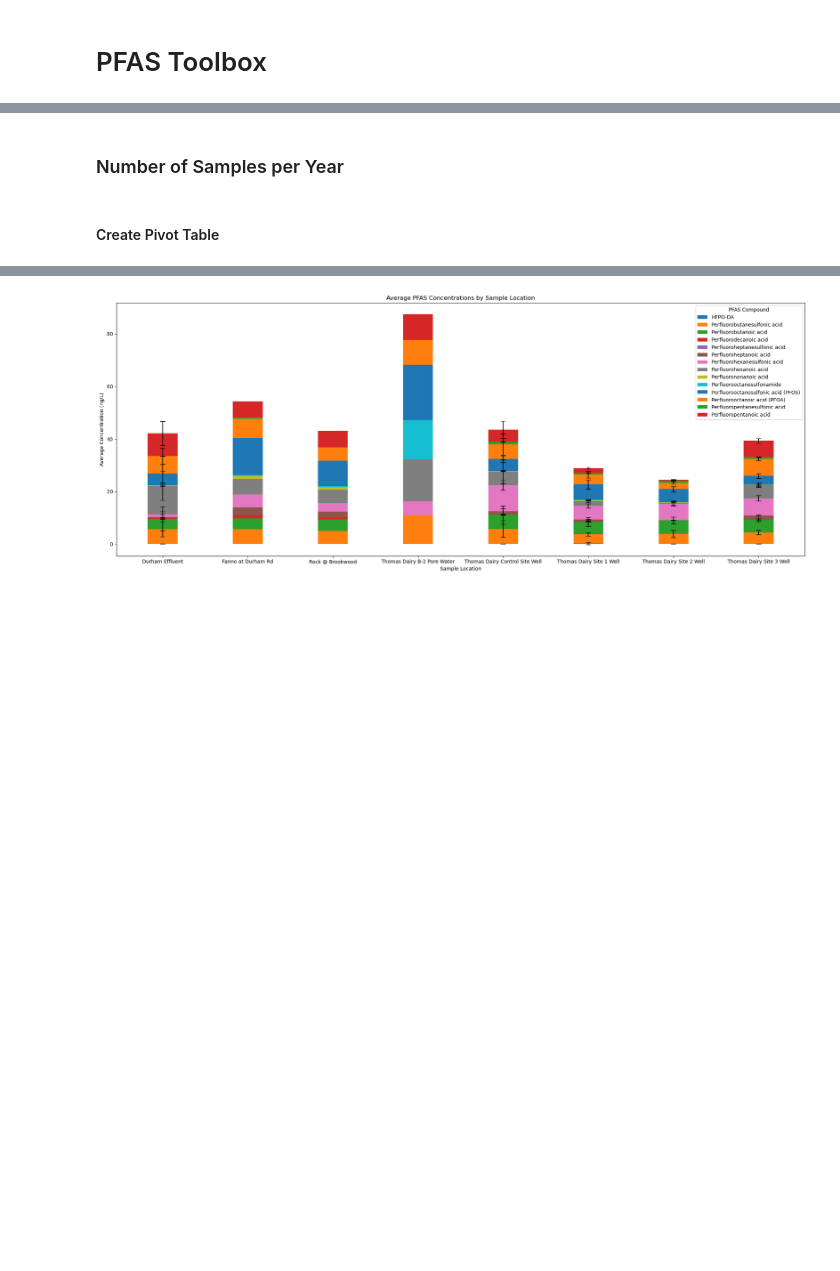
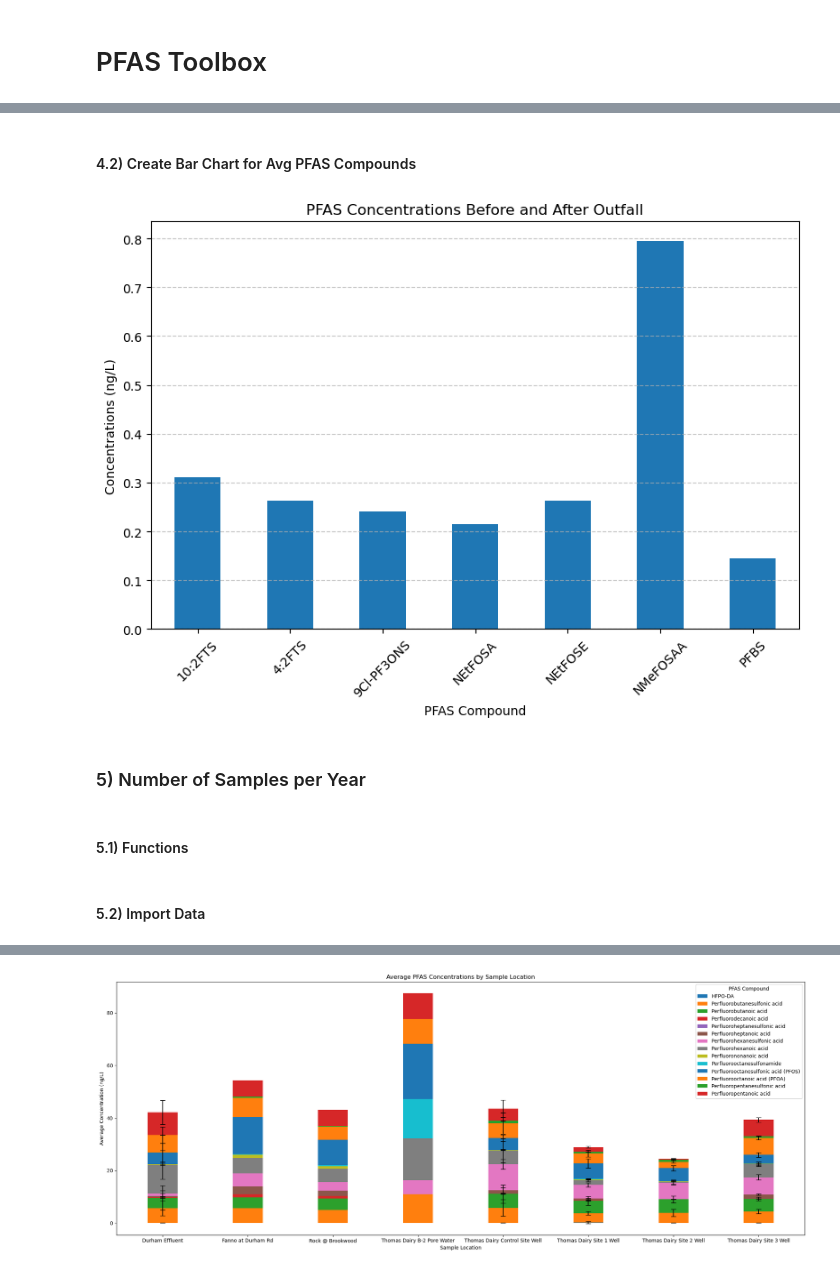
Before and after one commit to Clean-Water-Services/Jupyter-Notebooks, a Jupyter notebook: PFAS_Toolbox.ipynb, the cells around one changed output, grey strips where cells are left out. Drawn from its saved outputs; the diff is of its cells as text; code cells hidden in the pictures; blank space fills up the shorter version.

```diff
--- a/PFAS_Toolbox.ipynb
+++ b/PFAS_Toolbox.ipynb
@@ -123,31 +123,3 @@ def create_grouped_bar_chart(data_df, category_column, value_column, sub_group_c
 
     except Exception as e:
         print(f"An error occurred: {str(e)}")
-# %%
-# Example Compare PFAS Compound Concentrations(No subcategories)
-
-#Specify Category_column (str): The column to use as categories/groups on the x-axis.
-#You may use the 'PFAS Compound'column; However, this will result in long labels for each category.
-#It is recommended to create a new column with PFAS compound abbreviations to use as labels.
-category_column = 'PFAS Compound (Abbrev.)'
-
-#Specify value_column (str): The column to use for values on the y-axis.
-#(Eg. 'Quant Only Incl Qual Flags', 'Quant Incl Estimates Incl Qual Flags','All (w BDL= MDL/2) Incl Qual Flags')
-value_column='All (w BDL= MDL/2) Incl Qual Flags'
-
-#Specify title (str, optional): The title for the chart.
-#By dafault the title will be 'Bar Chart of'+'value_column'+'by'+category_column
-title='PFAS Concentrations Before and After Outfall'
-
-#Specify ylabel (str, optional): The label for the y-axis. By default it will use the value_column name.
-ylabel='Concentrations (ng/L)'
-
-#Specify xlabel (str, optional): The label for the x-axis. By default it will use the category_column name.
-xlabel='PFAS Compound'
-
-#Specify figsize (tuple, optional): A tuple (width, height) specifying the figure size.
-figsize=(8,6)
-
-# Create a bar chart using the 'PFAS Compound' column as categories and 'All (w BDL= MDL/2) Incl Qual Flags' as values
-create_grouped_bar_chart(data_df, category_column=category_column, value_column=value_column, title=title,
-                        ylabel=ylabel, xlabel=xlabel,figsize=figsize)
@@ -191,7 +126,28 @@ create_grouped_bar_chart(data_df, category_column=category_column, value_column=
+# %% [markdown]
+#### 4.2) Create Bar Chart for Avg PFAS Compounds
+# %%
+# Example usage:
+
+#Specify where the file is saved use '/' instead of '\'
+#Note: Please prepare a sheet in your Excel file with the subset of data. Please follow exact format as the orginal database.
+excel_file_path = 'U:/Research_and_Innovation/_ModellingGroupProjects/ConnieRdz/PFAS Database Sample.xlsx'
+#Specify sheet name
+sheet_name = 'Sheet2'
+#sub_group_column (str, optional): The column to use for grouping the data into subcategories.
+#Note: You may create sub groups by creating a new column in the Excel file and providing the column name below. For example, you may have sample 'Before outfall'/'After outfall'
+sub_group_column=None
+#Call data import function
+data_df = read_excel_sheet(excel_file_path, sheet_name)
+
+# Create a bar chart using 'PFAS Compound' as categories and 'All (w BDL= MDL/2) Incl Qual Flags' as values
+create_grouped_bar_chart(data_df, PFAS_Attributes=df_PFAS_Attributes,value_column=value_column, title=title, ylabel=ylabel,
+                        xlabel=xlabel, figsize=figsize)
+# %% [output]
+[figure, added]
 # %% [markdown]
-### Number of Samples per Year
+### 5) Number of Samples per Year
-# %% [markdown]
-#### Create Pivot Table
+# %% [markdown]
+#### 5.1) Functions
 # %%
 def create_pivot_table(data_df, filter_pfas_compound=None):
     """
@@ -224,0 +208,2 @@ def create_pivot_table(data_df, filter_pfas_compound=None):
+# %% [markdown]
+#### 5.2) Import Data
```
Also changed, not shown: parts of 92 cells of this notebook.
